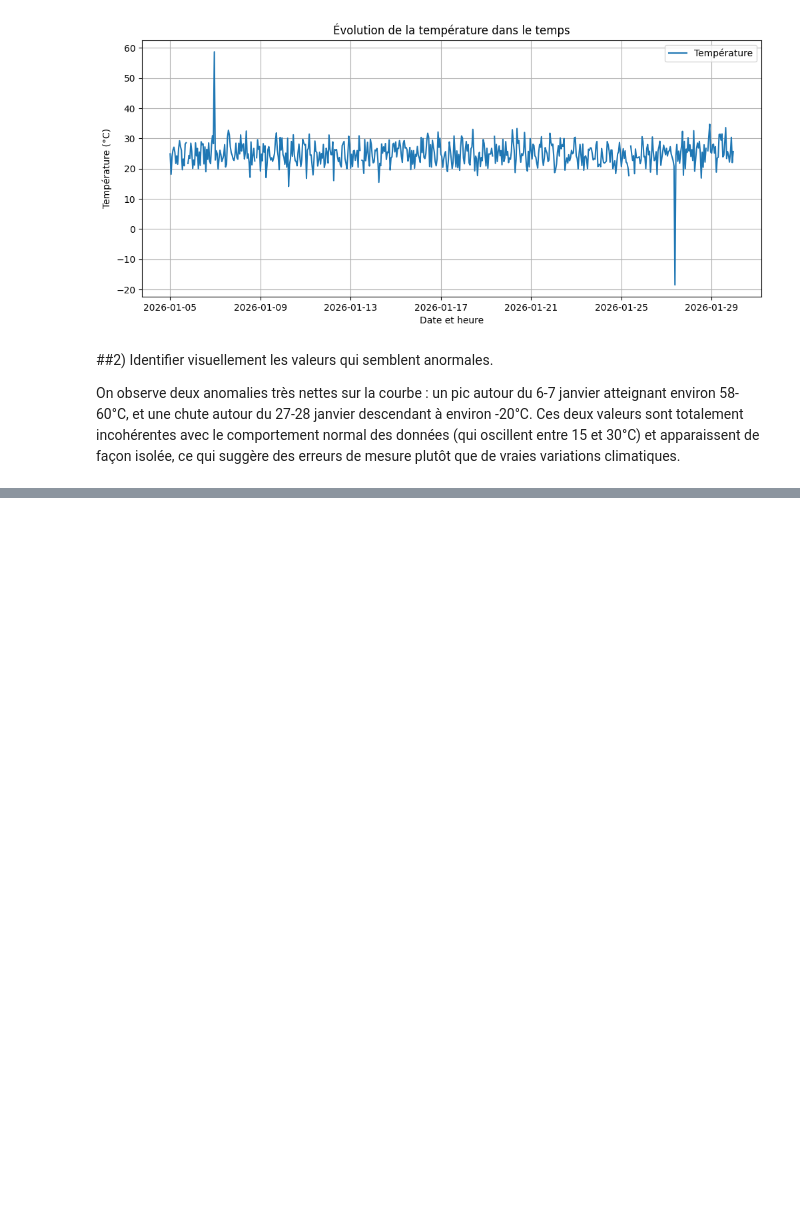
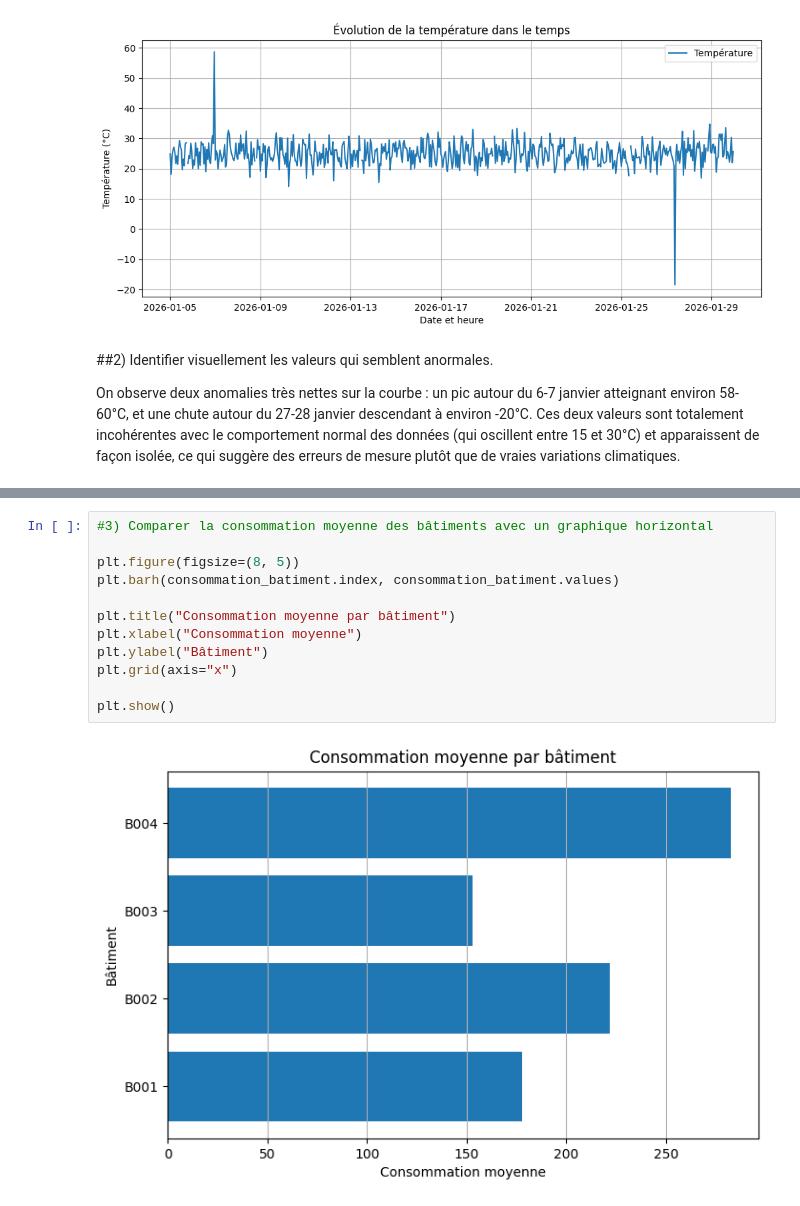
Before and after one commit to Mayra-99/atelier_matplotlib_iot, a Jupyter notebook: notebooks/atelier_matplotlib_iot.ipynb, the cells around one changed output, grey strips where cells are left out. Saved outputs shown, nothing was run; the diff lists cells and outputs as text; blank space fills up the shorter version.

```diff
--- a/notebooks/atelier_matplotlib_iot.ipynb
+++ b/notebooks/atelier_matplotlib_iot.ipynb
@@ -96,0 +128,14 @@ ce qui suggère des erreurs de mesure plutôt que de vraies variations climatiqu
+# %%
+#3) Comparer la consommation moyenne des bâtiments avec un graphique horizontal
+
+plt.figure(figsize=(8, 5))
+plt.barh(consommation_batiment.index, consommation_batiment.values)
+
+plt.title("Consommation moyenne par bâtiment")
+plt.xlabel("Consommation moyenne")
+plt.ylabel("Bâtiment")
+plt.grid(axis="x")
+
+plt.show()
+# %% [output]
+[figure, added]
```
Also changed, not shown: parts of 4 cells of this notebook.
